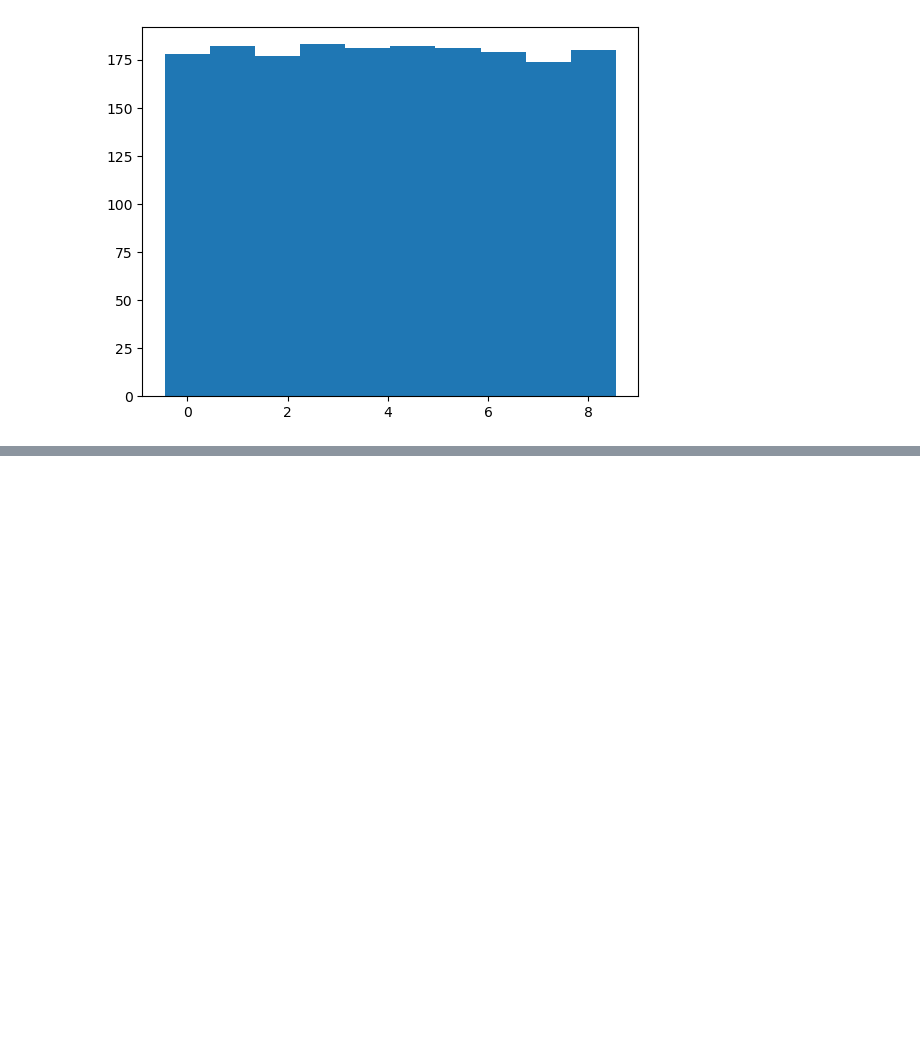
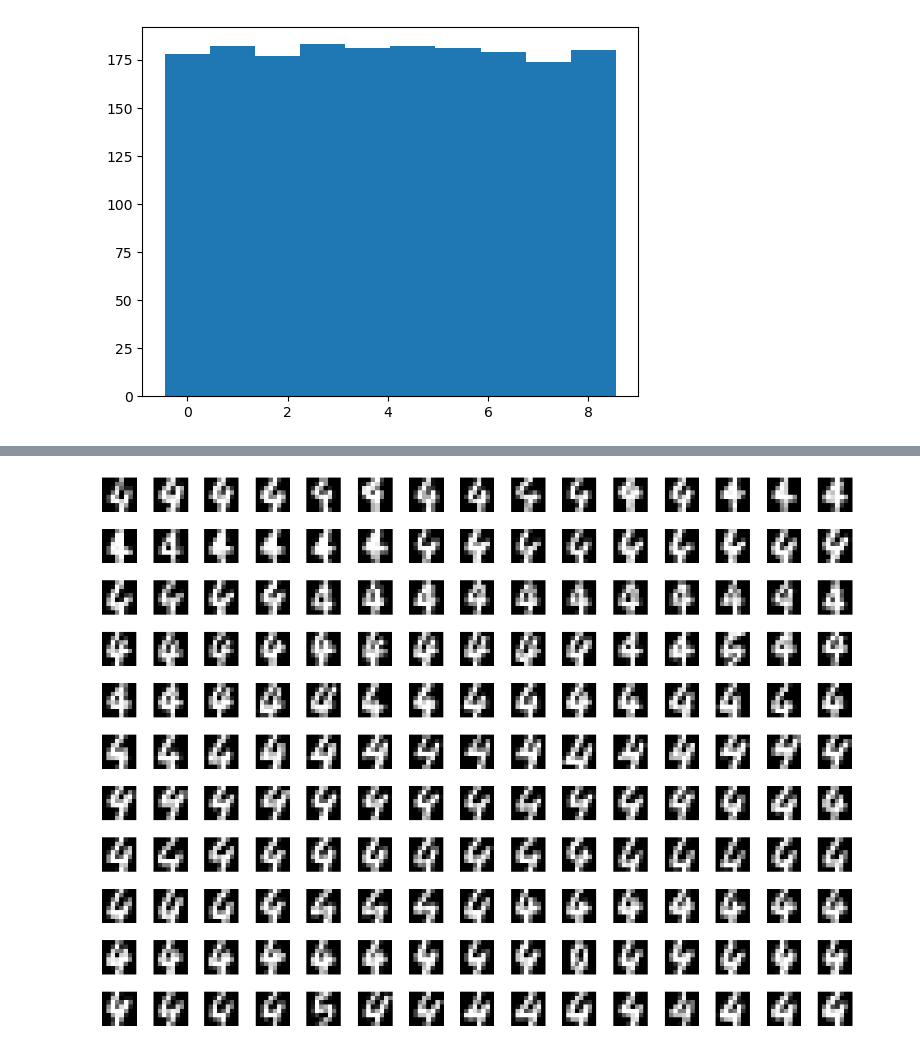
Before and after one commit to Insiares/simplon_datai_2025, a Jupyter notebook: Clustering/K_means_mnist.ipynb, the cells around one changed output, grey strips where cells are left out. Saved outputs shown, nothing was run; the diff lists cells and outputs as text; code cells hidden in the pictures; blank space fills up the shorter version.

```diff
--- a/Clustering/K_means_mnist.ipynb
+++ b/Clustering/K_means_mnist.ipynb
@@ -86,0 +99,17 @@ homogen=0.7479563310879256
+# %%
+# displaying images within the same cluster to appreciate efficiency, change 0<=n_label<=9 to display a different cluster
+pred_labels = cluster.labels_
+n_label = 0
+
+fig = plt.figure(figsize=(16,16))
+plt.subplots_adjust(hspace=0.5)
+plt.gray()
+itt=0
+for n, label in enumerate(pred_labels):
+    if label == n_label:
+        ax = plt.subplot(15,15, itt+1 )
+        plt.imshow(x[n].reshape(8,8))
+        ax.axis('off')
+        itt += 1
+# %% [output]
+[figure, added]
```
Also changed, not shown: parts of 8 cells of this notebook, 1 other file.
